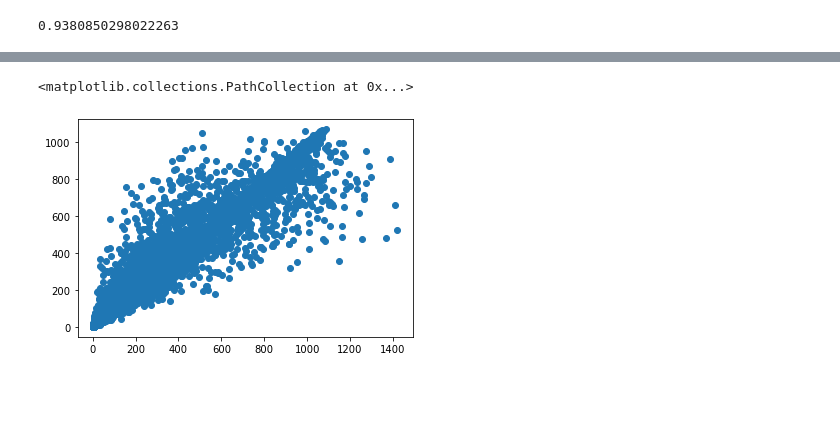
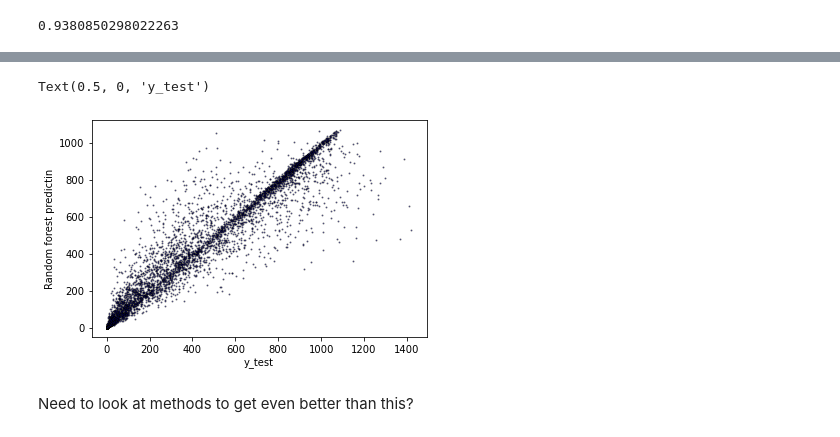
Before and after one commit to lclaxton/Solar_radiation_prediction, a Jupyter notebook: Solar_radiation_prediction.ipynb, the cells around one changed output, grey strips where cells are left out. Cells and saved outputs as stored; diff of their text form; code cells hidden in the pictures; blank space fills up the shorter version.

```diff
--- a/Solar_radiation_prediction.ipynb
+++ b/Solar_radiation_prediction.ipynb
@@ -239,5 +258,15 @@ plt.xlim([datetime.date(2016, 10, 1), datetime.date(2016, 10, 31)])
-# %%
-plt.scatter(y_test,Best_RFR.predict(X_test))
-# %% [output]
-<matplotlib.collections.PathCollection at 0x...>
-[figure, removed]
+# %%
+plt.plot(y_test,Best_RFR.predict(X_test),
+         linestyle ='none',
+         marker='o',
+         mfc='blue',
+         mec='k',
+        alpha=0.5,
+        ms=1)
+plt.ylabel('Random forest predictin')
+plt.xlabel('y_test')
+# %% [output]
+Text(0.5, 0, 'y_test')
+[figure, added]
+# %% [markdown]
+Need to look at methods to get even better than this?
```
Also changed, not shown: parts of 13 cells of this notebook.
